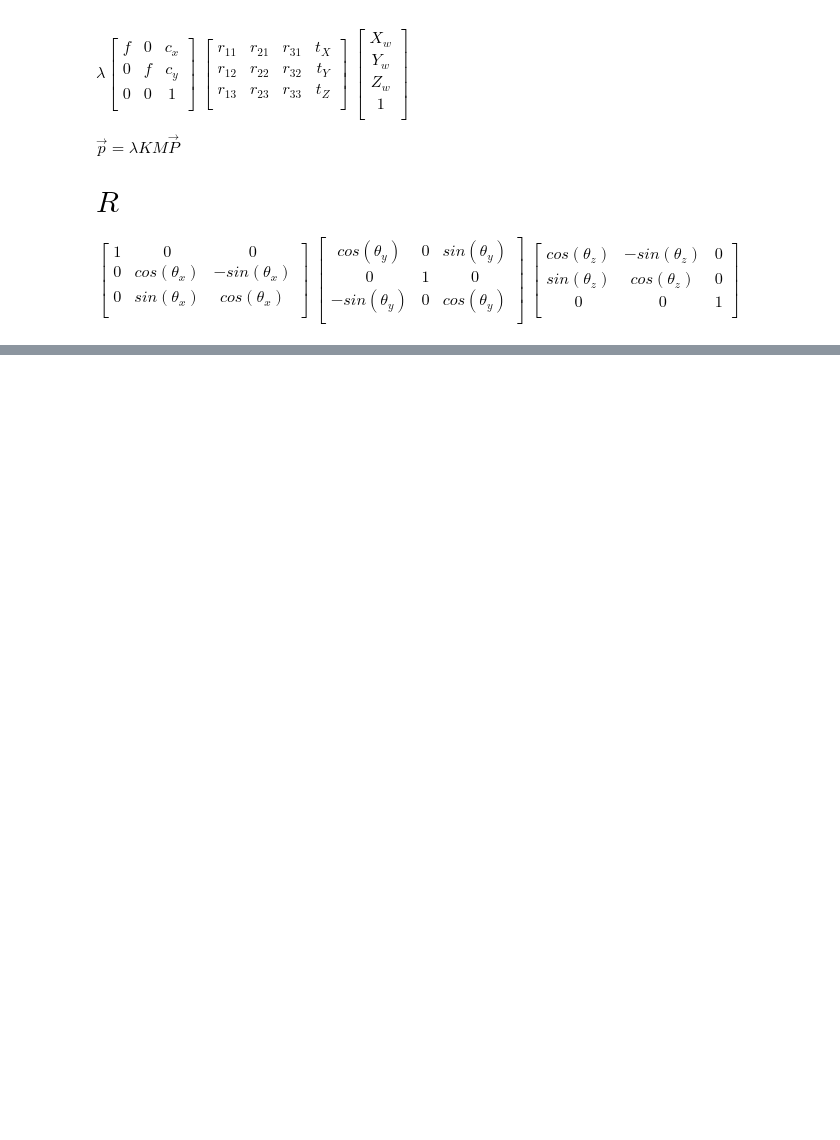
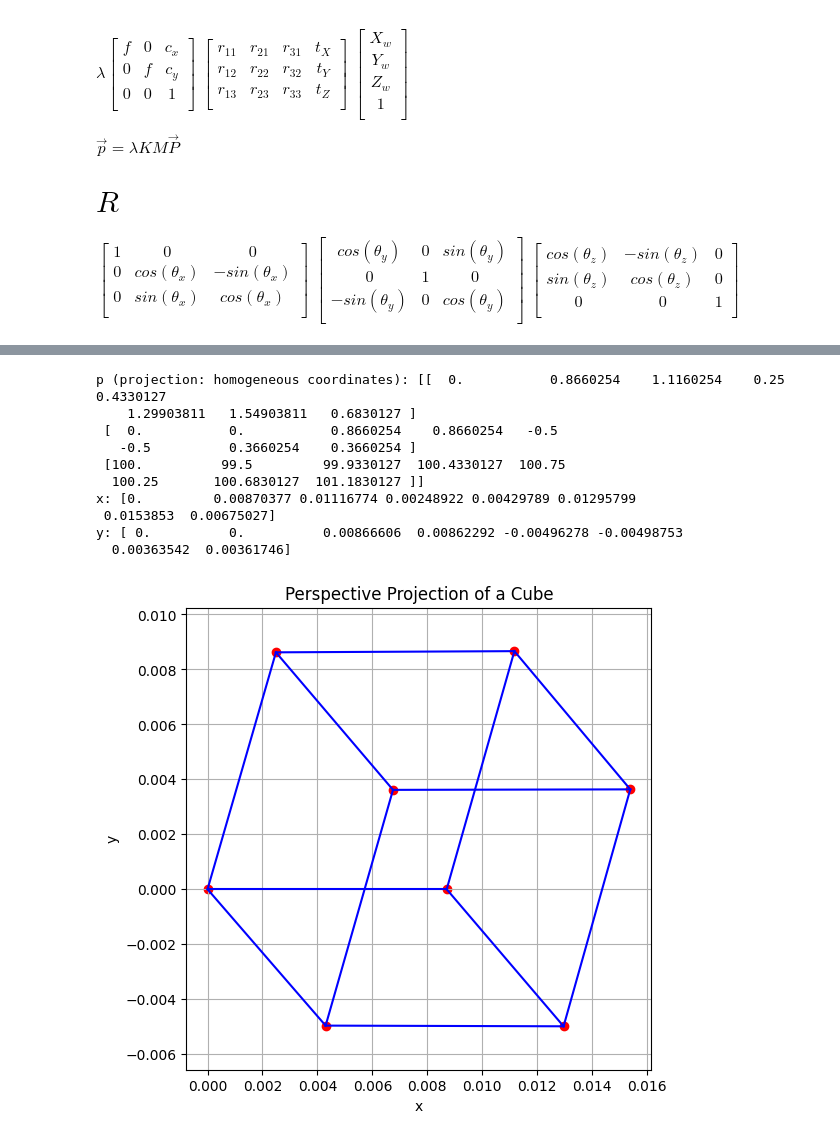
Before and after one commit to changsin/CV, a Jupyter notebook: 01_07_pinhole_camera_perspective_projection_3D.ipynb, the cells around one changed output, grey strips where cells are left out. Cells and saved outputs as stored; diff of their text form; code cells hidden in the pictures; blank space fills up the shorter version.

```diff
--- a/01_07_pinhole_camera_perspective_projection_3D.ipynb
+++ b/01_07_pinhole_camera_perspective_projection_3D.ipynb
@@ -178,0 +93,72 @@ Perspective projection length: 1.0
+# %%
+import numpy as np
+from math import sin, cos
+import matplotlib.pyplot as plt
+
+# 3-D, unit-cube (homogeneous coordinates)
+P = np.array([[0,0,0,1], [1,0,0,1], [1,1,0,1], [0,1,0,1],
+             [0,0,1,1], [1,0,1,1], [1,1,1,1], [0,1,1,1]])
+
+# transformation matrix
+Rx = np.radians(30) # rotation (radians)
+Ry = np.radians(30)
+Rz = np.radians(0)
+
+Tx = 0 # translation
+Ty = 0 #
+Tz = 100 #
+f = 1 # focal length
+
+K   = np.array([[f, 0, 0], [0, f, 0], [0, 0, 1]]) # intrinsic matrix
+RMx = np.array([[1,0,0], [0, cos(Rx), -sin(Rx)], [0, sin(Rx), cos(Rx)]])
+RMy = np.array([[cos(Ry), 0, sin(Ry)], [0,1,0], [-sin(Ry), 0, cos(Ry)]])
+RMz = np.array([[cos(Rz), -sin(Rz), 0], [sin(Rz), cos(Rz), 0], [0,0,1]])
+RM  = RMz @ RMy @ RMx
+M   = np.zeros((3,4))
+
+M[0,3] = Tx
+M[1,3] = Ty
+M[2,3] = Tz
+M[0:3,0:3] = RM # extrinsic matrix
+
+# perspective projection
+p = K @ M @ np.transpose(P) # projection (homogeneous coordinates)
+x = p[0,:]/p[2,:] # convert to non-homogeneous coordinates
+y = p[1,:]/p[2,:]
+
+print(f"p (projection: homogeneous coordinates): {p}")
+print(f"x: {x}")
+print(f"y: {y}")
+
+
+# Define edges of the cube for connecting points
+edges = [
+    (0, 1), (1, 2), (2, 3), (3, 0),  # bottom face
+    (4, 5), (5, 6), (6, 7), (7, 4),  # top face
+    (0, 4), (1, 5), (2, 6), (3, 7)   # vertical edges
+]
+
+# Plotting
+plt.figure(figsize=(6, 6))
+for edge in edges:
+    plt.plot([x[edge[0]], x[edge[1]]], [y[edge[0]], y[edge[1]]], 'b-')  # connect vertices
+
+plt.scatter(x, y, color='red')  # plot the vertices
+plt.xlabel('x')
+plt.ylabel('y')
+plt.title('Perspective Projection of a Cube')
+plt.axis('equal')
+plt.grid(True)
+plt.show()
+# %% [output]
+p (projection: homogeneous coordinates): [[  0.           0.8660254    1.1160254    0.25         0.4330127
+    1.29903811   1.54903811   0.6830127 ]
+ [  0.           0.           0.8660254    0.8660254   -0.5
+   -0.5          0.3660254    0.3660254 ]
+ [100.          99.5         99.9330127  100.4330127  100.75
+  100.25       100.6830127  101.1830127 ]]
+x: [0.         0.00870377 0.01116774 0.00248922 0.00429789 0.01295799
+ 0.0153853  0.00675027]
+y: [ 0.          0.          0.00866606  0.00862292 -0.00496278 -0.00498753
+  0.00363542  0.00361746]
+[figure, added]
```
Also changed, not shown: parts of 3 cells of this notebook.
